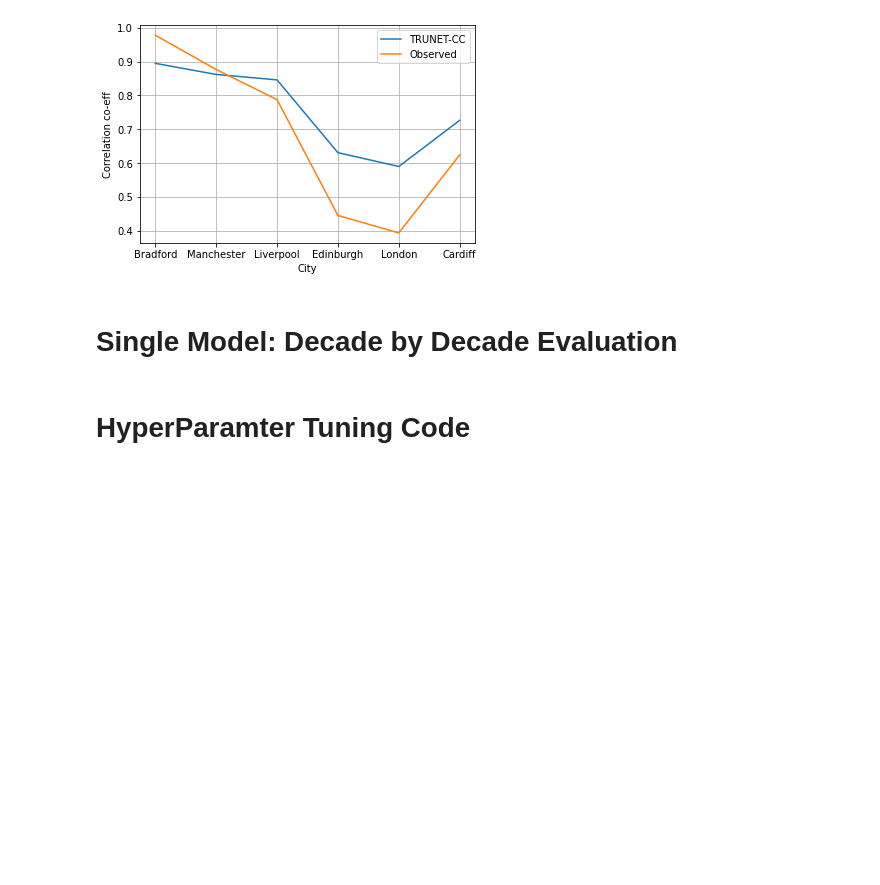
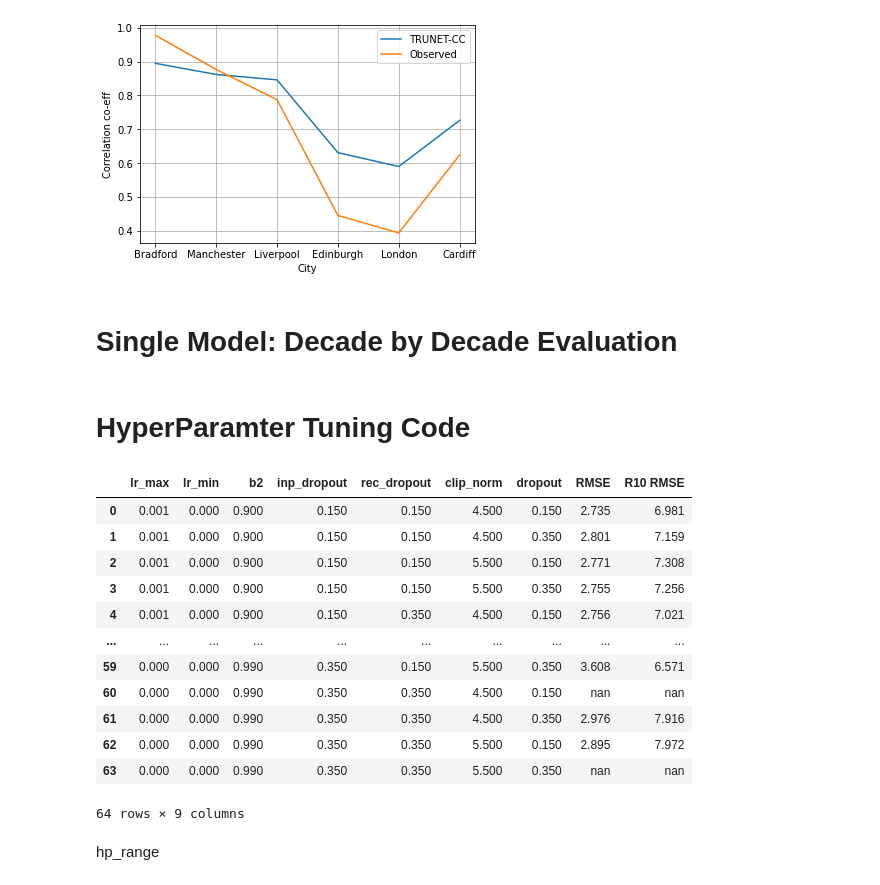
Before and after one commit to Rilwan-Adewoyin/TRUNET, a Jupyter notebook: Evaluation.ipynb, the cells around one changed output. Saved outputs shown, nothing was run; the diff lists cells and outputs as text; code cells hidden in the pictures; blank space fills up the shorter version.

```diff
--- a/Evaluation.ipynb
+++ b/Evaluation.ipynb
@@ -1211,0 +1239,18 @@ df_scores = pd.DataFrame(data=None, columns=[ 'v_num', 'b1','b2','inp_d','rec_d'
+# %%
+df_htuning_records
+# %% [output]
+|  | lr_max | lr_min | b2 | inp_dropout | rec_dropout | clip_norm | dropout | RMSE | R10 RMSE |
+| 0 | 0.001 | 0.000 | 0.900 | 0.150 | 0.150 | 4.500 | 0.150 | 2.735 | 6.981 |
+| 1 | 0.001 | 0.000 | 0.900 | 0.150 | 0.150 | 4.500 | 0.350 | 2.801 | 7.159 |
+| 2 | 0.001 | 0.000 | 0.900 | 0.150 | 0.150 | 5.500 | 0.150 | 2.771 | 7.308 |
+| 3 | 0.001 | 0.000 | 0.900 | 0.150 | 0.150 | 5.500 | 0.350 | 2.755 | 7.256 |
+| 4 | 0.001 | 0.000 | 0.900 | 0.150 | 0.350 | 4.500 | 0.150 | 2.756 | 7.021 |
+| ... | ... | ... | ... | ... | ... | ... | ... | ... | ... |
+| 59 | 0.000 | 0.000 | 0.990 | 0.350 | 0.150 | 5.500 | 0.350 | 3.608 | 6.571 |
+| 60 | 0.000 | 0.000 | 0.990 | 0.350 | 0.350 | 4.500 | 0.150 | nan | nan |
+| 61 | 0.000 | 0.000 | 0.990 | 0.350 | 0.350 | 4.500 | 0.350 | 2.976 | 7.916 |
+| 62 | 0.000 | 0.000 | 0.990 | 0.350 | 0.350 | 5.500 | 0.150 | 2.895 | 7.972 |
+| 63 | 0.000 | 0.000 | 0.990 | 0.350 | 0.350 | 5.500 | 0.350 | nan | nan |
+64 rows × 9 columns
+# %% [markdown]
+hp_range
```
Also changed, not shown: parts of 9 cells of this notebook, 2 other files.
